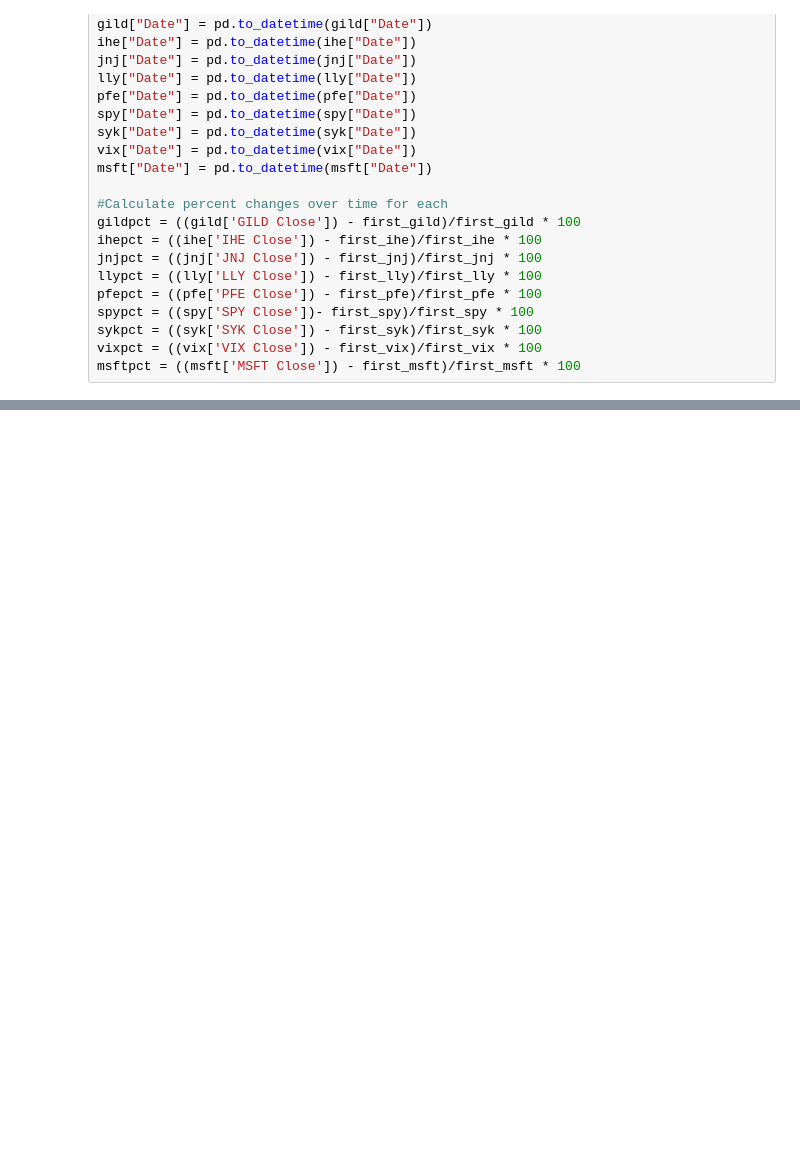
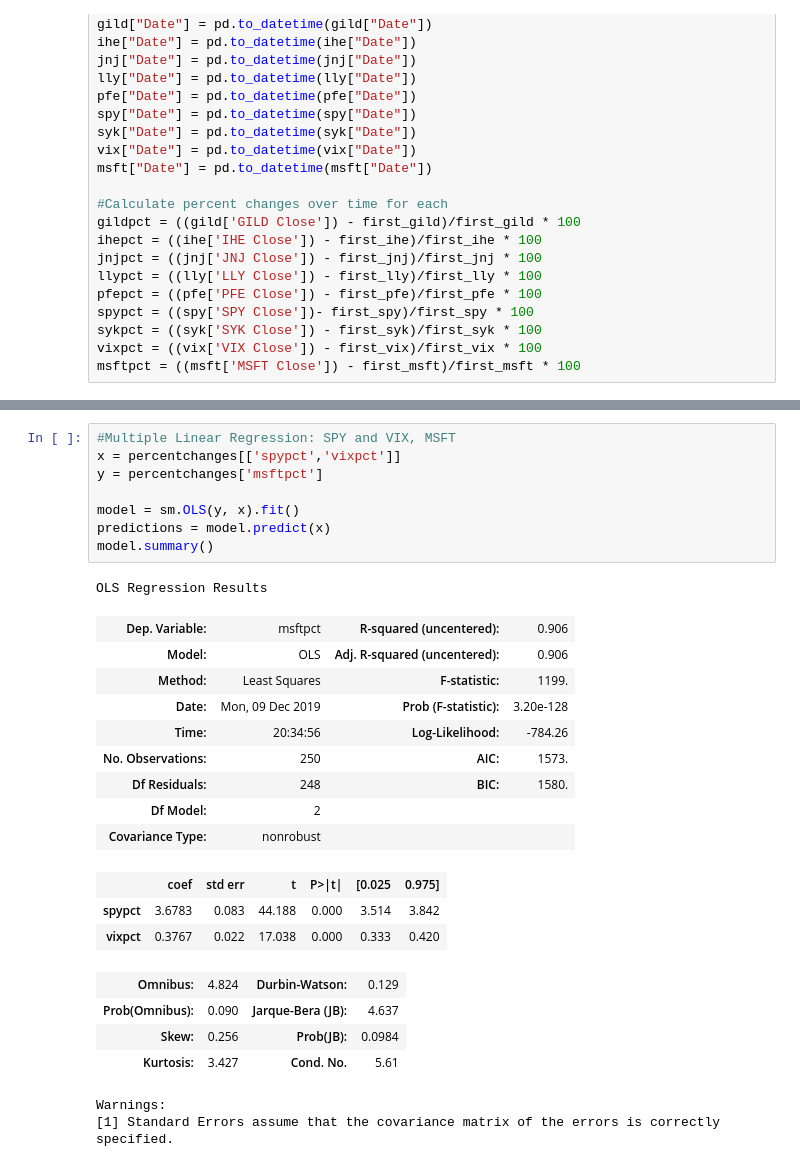
Before and after one commit to marthakarran/Project-1, a Jupyter notebook: project1.ipynb, the cells around one changed output, grey strips where cells are left out. Drawn from its saved outputs; the diff is of its cells as text; blank space fills up the shorter version.

```diff
--- a/project1.ipynb
+++ b/project1.ipynb
@@ -460,6 +520,34 @@ OLS Regression Results
 | Kurtosis: | 2.889 | Cond. No. | 5.61 |
 Warnings:
 [1] Standard Errors assume that the covariance matrix of the errors is correctly specified.
+# %%
+#Multiple Linear Regression: SPY and VIX, MSFT
+x = percentchanges[['spypct','vixpct']]
+y = percentchanges['msftpct']
+
+model = sm.OLS(y, x).fit()
+predictions = model.predict(x)
+model.summary()
+# %% [output]
+OLS Regression Results
+| Dep. Variable: | msftpct | R-squared (uncentered): | 0.906 |
+| Model: | OLS | Adj. R-squared (uncentered): | 0.906 |
+| Method: | Least Squares | F-statistic: | 1199. |
+| Date: | Mon, 09 Dec 2019 | Prob (F-statistic): | 3.20e-128 |
+| Time: | 20:34:56 | Log-Likelihood: | -784.26 |
+| No. Observations: | 250 | AIC: | 1573. |
+| Df Residuals: | 248 | BIC: | 1580. |
+| Df Model: | 2 |  |  |
+| Covariance Type: | nonrobust |  |  |
+|  | coef | std err | t | P>|t| | [0.025 | 0.975] |
+| spypct | 3.6783 | 0.083 | 44.188 | 0.000 | 3.514 | 3.842 |
+| vixpct | 0.3767 | 0.022 | 17.038 | 0.000 | 0.333 | 0.420 |
+| Omnibus: | 4.824 | Durbin-Watson: | 0.129 |
+| Prob(Omnibus): | 0.090 | Jarque-Bera (JB): | 4.637 |
+| Skew: | 0.256 | Prob(JB): | 0.0984 |
+| Kurtosis: | 3.427 | Cond. No. | 5.61 |
+Warnings:
+[1] Standard Errors assume that the covariance matrix of the errors is correctly specified.
 # %%
 # Linear Regression: SPY and IHE
 x = percentchanges['spypct']
```
Also changed, not shown: parts of 70 cells of this notebook.
